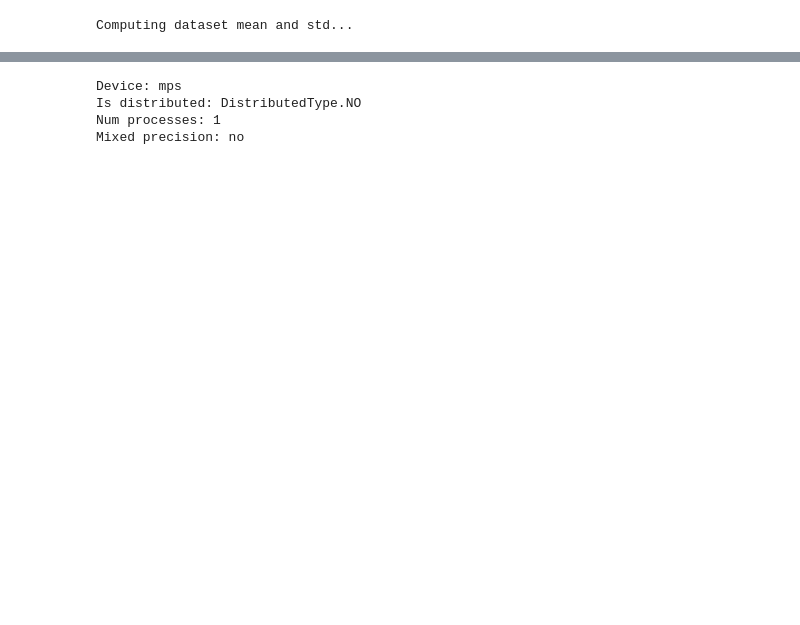
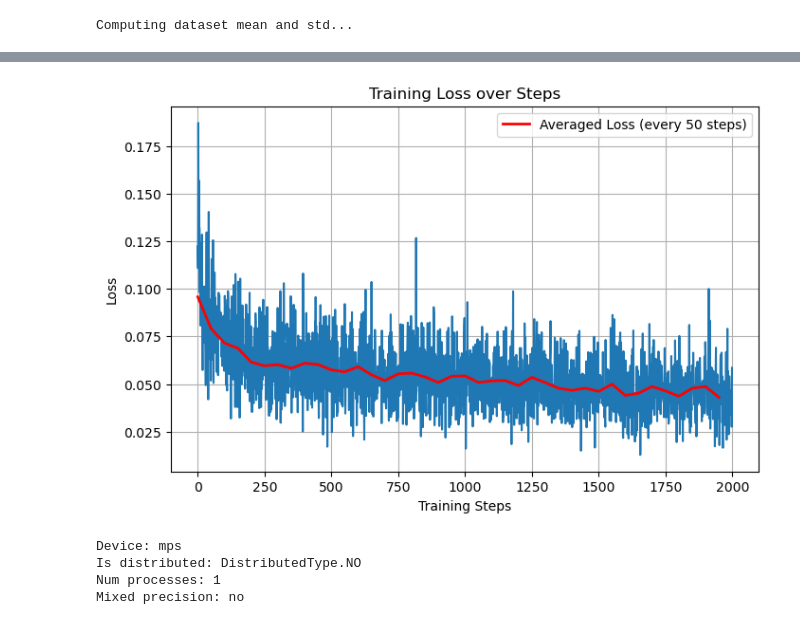
Before and after one commit to jiarong-wu/smalldiffusion, a Jupyter notebook: examples/wavediff.ipynb, the cells around one changed output, grey strips where cells are left out. Drawn from its saved outputs; the diff is of its cells as text; code cells hidden in the pictures; blank space fills up the shorter version.

```diff
--- a/examples/wavediff.ipynb
+++ b/examples/wavediff.ipynb
@@ -111,3 +111,22 @@ x, f = next(loader_iter)
+# %%
+### Read in loss log and plot
+losses = []
+with open("../run/results/loss_log.txt", "r") as log_file:
+    for line in log_file:
+        losses.append(float(line.strip()))
+
+plt.figure(figsize=(8,5))
+plt.plot(losses)
+# Plot averaged loss every 50 steps
+avg_losses = [np.mean(losses[i:i+50]) for i in range(0, len(losses), 50)]
+plt.plot(range(0, len(losses), 50), avg_losses, color='red', linewidth=2, label='Averaged Loss (every 50 steps)')
+plt.xlabel('Training Steps')
+plt.ylabel('Loss')
+plt.title('Training Loss over Steps')
+plt.legend()
+plt.grid()
+# %% [output]
+[figure, added]
 # %%
 print("Device:", a.device)
 print("Is distributed:", a.distributed_type)
```
Also changed, not shown: parts of 11 cells of this notebook, 2 other files.
